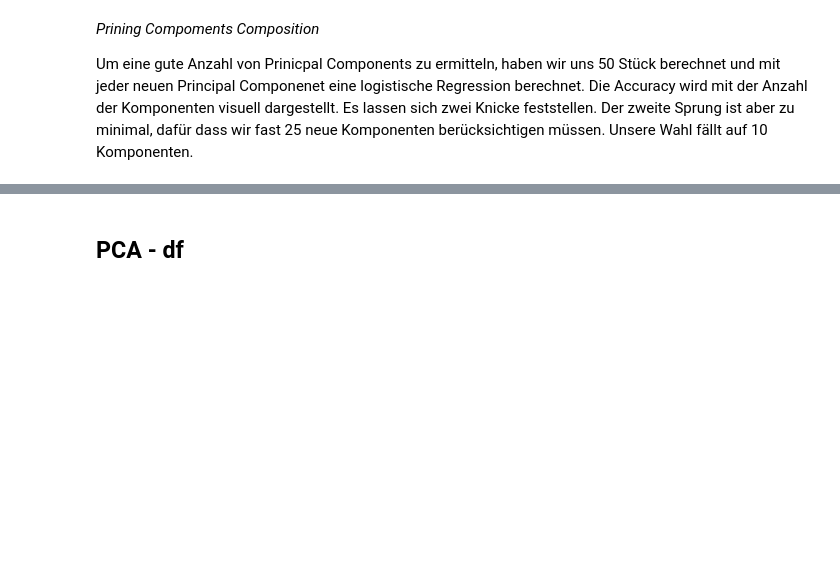
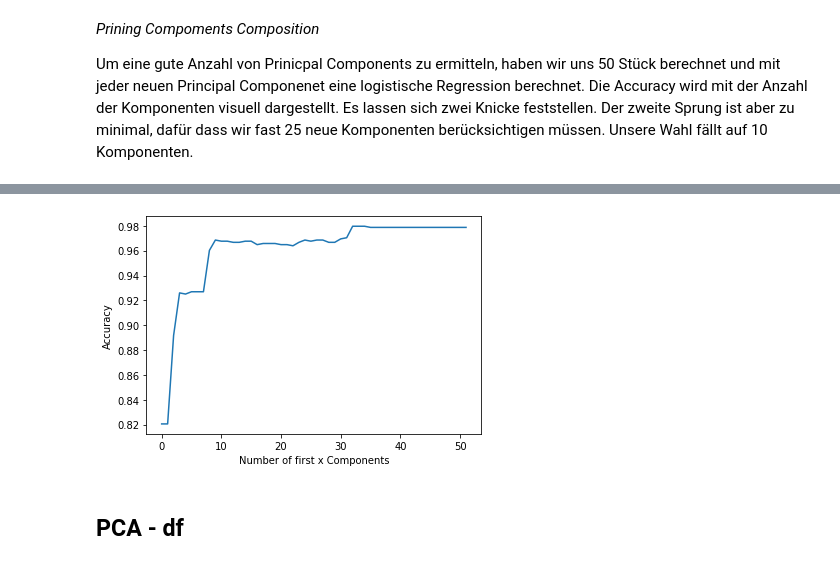
Before and after one commit to Irish-77/ddos-dompteure, a Jupyter notebook: data_preparation.ipynb, the cells around one changed output, grey strips where cells are left out. Saved outputs shown, nothing was run; the diff lists cells and outputs as text; code cells hidden in the pictures; blank space fills up the shorter version.

```diff
--- a/data_preparation.ipynb
+++ b/data_preparation.ipynb
@@ -29,3 +30,7 @@ x = StandardScaler().fit_transform(df_fast[continuous_vars].values)
+# %%
+from sklearn.preprocessing import StandardScaler
+
+x_fast = StandardScaler().fit_transform(df_fast[continuous_vars].values)
 # %% [markdown]
 *Prining Compoments Composition*
 
@@ -34,22 +39,3 @@ Um eine gute Anzahl von Prinicpal Components zu ermitteln, haben wir uns 50 Stü
 from sklearn.linear_model import LogisticRegression
 from sklearn.model_selection import train_test_split
 from sklearn.decomposition import PCA
-# %%
-scores = []
-pca = PCA(n_components="mle") #mle
-principalComponents = pca.fit_transform(x)
-
-# Create Column Names
-col_names = []
-for i in range(principalComponents.shape[1]):
-    col_names.append(f"PC-{i}")
-
-principalDf = pd.DataFrame(data = principalComponents, columns = col_names)
-finalDf = pd.concat([principalDf, df_fast[['Label']].reset_index()["Label"]], axis = 1)
-
-train, test, train_lbl, test_lbl = train_test_split(finalDf[col_names[:i+1]], finalDf[["Label"]].reset_index()["Label"], test_size=1/7.0, random_state=0)
-
-for i in range(finalDf.shape[1]):
-    logisticRegr = LogisticRegression(solver = 'lbfgs', max_iter=10)
-    logisticRegr.fit(train, train_lbl)
-    scores.append(logisticRegr.score(test, test_lbl))
@@ -63,0 +42,19 @@ axes.set(xlabel = "Number of first x Components", ylabel = "Accuracy")
+# %%
+scores_fast = []
+pca_fast = PCA(n_components="mle") #mle
+principalComponents_fast = pca_fast.fit_transform(x_fast)
+
+# Create Column Names
+col_names = []
+for i in range(principalComponents_fast.shape[1]):
+    col_names.append(f"PC-{i}")
+
+principalDf_fast = pd.DataFrame(data = principalComponents_fast, columns = col_names)
+finalDf_fast = pd.concat([principalDf_fast, df_fast[['Label']].reset_index()["Label"]], axis = 1)
+
+train, test, train_lbl, test_lbl = train_test_split(finalDf_fast, finalDf_fast[["Label"]].reset_index()["Label"], test_size=1/7.0, random_state=0)
+
+for i in range(finalDf.shape[1]):
+    logisticRegr = LogisticRegression(solver = 'lbfgs', max_iter=100)
+    logisticRegr.fit(train[col_names[:i+1]], train_lbl)
+    scores_fast.append(logisticRegr.score(test[col_names[:i+1]], test_lbl))
@@ -64,3 +79,8 @@ axes.set(xlabel = "Number of first x Components", ylabel = "Accuracy")
+# %%
+axes = sns.lineplot(data=scores_fast)
+axes.set(xlabel = "Number of first x Components", ylabel = "Accuracy");
+# %% [output]
+[figure, added]
 # %% [markdown]
 ## PCA - df
 # %%
```
Also changed, not shown: parts of 13 cells of this notebook.
